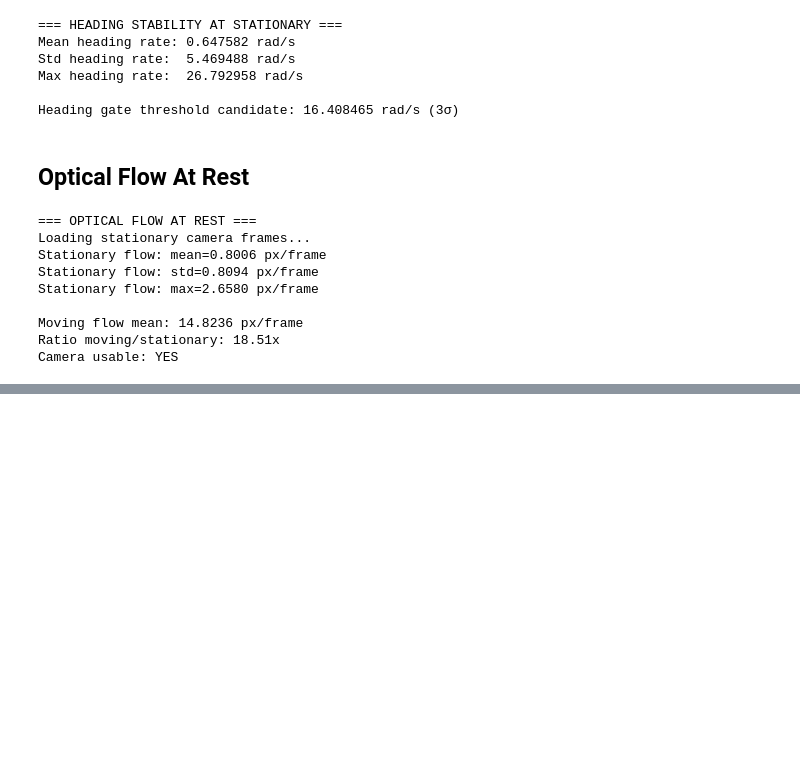
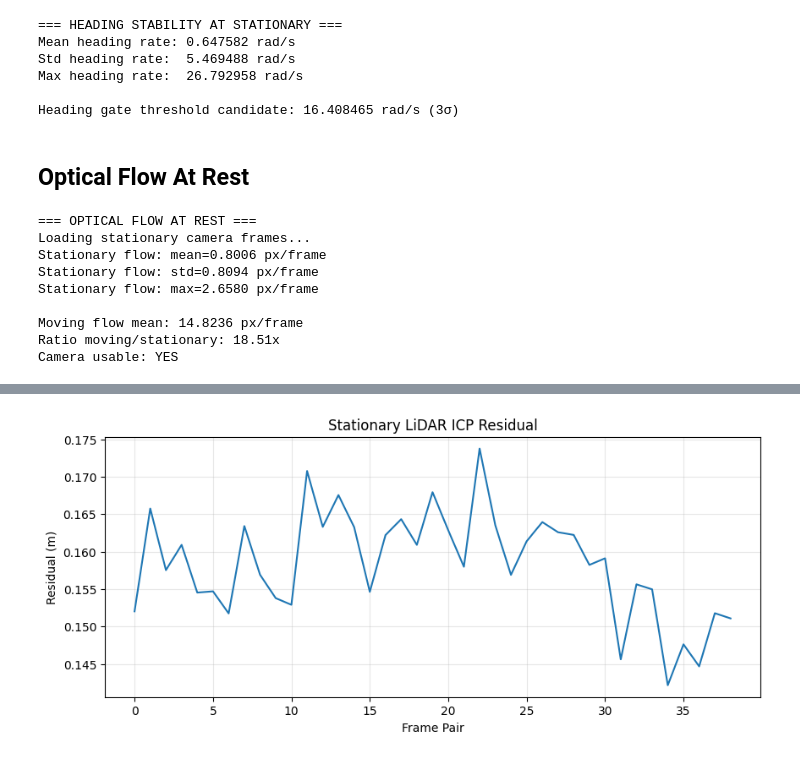
Before and after one commit to Dharani9018/SensorTrust, a Jupyter notebook: notebooks/02_proxy_validation.ipynb, the cells around one changed output, grey strips where cells are left out. Cells and saved outputs as stored; diff of their text form; code cells hidden in the pictures; blank space fills up the shorter version.

```diff
--- a/notebooks/02_proxy_validation.ipynb
+++ b/notebooks/02_proxy_validation.ipynb
@@ -217,0 +292,74 @@ Camera usable: YES
+# %%
+# ============================================================
+# LiDAR Stationary Validation
+# ============================================================
+
+'''
+Purpose:
+--------
+Verify that the LiDAR proxy produces lower residuals when the
+vehicle is stationary.
+
+Why This Matters:
+-----------------
+When the vehicle is not moving, consecutive LiDAR scans should
+observe nearly the same environment.
+
+Therefore:
+    Stationary Residual < Moving Residual
+
+A significantly lower stationary residual indicates:
+    - Successful ego-motion compensation
+    - Low sensor noise
+    - Stable proxy behaviour
+
+Expected Outcome:
+-----------------
+Moving segments should show larger residuals because the scene
+changes relative to the sensor.
+
+Stationary segments should produce:
+    - Lower mean residual
+    - Lower variance
+    - Smoother residual curve
+'''
+
+print("OXTS frames :", len(data.oxts))
+print("LiDAR frames:", len(data.velo_files))
+
+# Use the LAST 40 frames that exist in BOTH sensors
+n = min(len(data.oxts), len(data.velo_files))
+
+start_idx = max(0, n - 40)
+end_idx = n
+
+print(f"\nTesting stationary segment: {start_idx} -> {end_idx-1}")
+
+stationary_scans = [
+    data.get_velo(i)
+    for i in range(start_idx, end_idx)
+]
+
+stationary_oxts = data.oxts[start_idx:end_idx]
+
+lidar_stat = extract_all_lidar_proxies(
+    stationary_scans,
+    stationary_oxts
+)
+
+res = lidar_stat['icp_residual']
+
+print("\n=== STATIONARY LIDAR ===")
+print(f"Mean residual: {np.mean(res):.4f} m")
+print(f"Std residual : {np.std(res):.4f} m")
+print(f"Max residual : {np.max(res):.4f} m")
+print(f"Min residual : {np.min(res):.4f} m")
+
+plt.figure(figsize=(10,4))
+plt.plot(res)
+plt.title("Stationary LiDAR ICP Residual")
+plt.xlabel("Frame Pair")
+plt.ylabel("Residual (m)")
+plt.grid(True, alpha=0.3)
+plt.show()
+# %% [output]
@@ -217,0 +377 @@ Camera usable: YES
+[figure, added]
```
Also changed, not shown: parts of 6 cells of this notebook, 2 other files.
